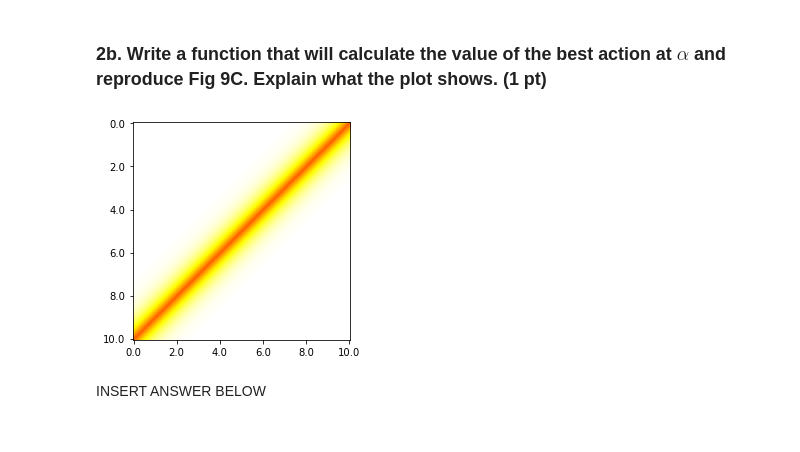
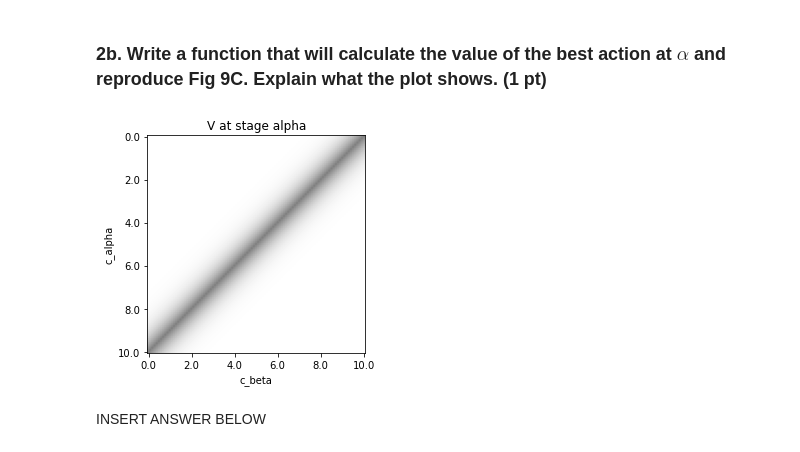
Before and after one commit to lolotta/Neural_Modeling, a Jupyter notebook: HW4/two_stage_FIRSTNAME_LASTNAME.ipynb, the cells around one changed output. Saved outputs shown, nothing was run; the diff lists cells and outputs as text; code cells hidden in the pictures.

```diff
--- a/HW4/two_stage_FIRSTNAME_LASTNAME.ipynb
+++ b/HW4/two_stage_FIRSTNAME_LASTNAME.ipynb
@@ -100,7 +106,7 @@ INSERT ANSWER BELOW
 # %%
 # INSERT CODE BELOW
 def value_at_alpha(posterior_x1, posterior_x2):
-    v_alpha = np.max((posterior_x1, posterior_x2), axis=0)
+    v_alpha = np.max((posterior_x1 * np.max(r_1), posterior_x2 * np.max(r_2)), axis=0)
     return v_alpha
 # %%
 n = 101
@@ -113,13 +119,16 @@ for c_beta in range(cs.shape[0]):
         beliefs[c_beta,c_alpha] = update_belief_state_alpha(c_alpha=cs[c_alpha], c_beta=cs[c_beta])
         vs[c_beta,c_alpha] = value_at_alpha(beliefs[c_beta,c_alpha], 1-beliefs[c_beta,c_alpha])
 # %%
-plt.imshow(vs, cmap='hot', vmin=0, vmax=1)
+plt.imshow(vs, cmap='gray', vmin=0, vmax=1)
 ticks = np.linspace(0,10,6)
 plt.xticks(ticks*(n//10), ticks)
 plt.yticks(ticks*(n//10), ticks)
+plt.xlabel("c_beta")
+plt.ylabel("c_alpha")
+plt.title("V at stage alpha")
 plt.show()
 # %% [output]
-[figure, old version]
+[figure, new version]
 # %% [markdown]
 INSERT ANSWER BELOW
 # %% [markdown]
```
Also changed, not shown: parts of 15 cells of this notebook.
